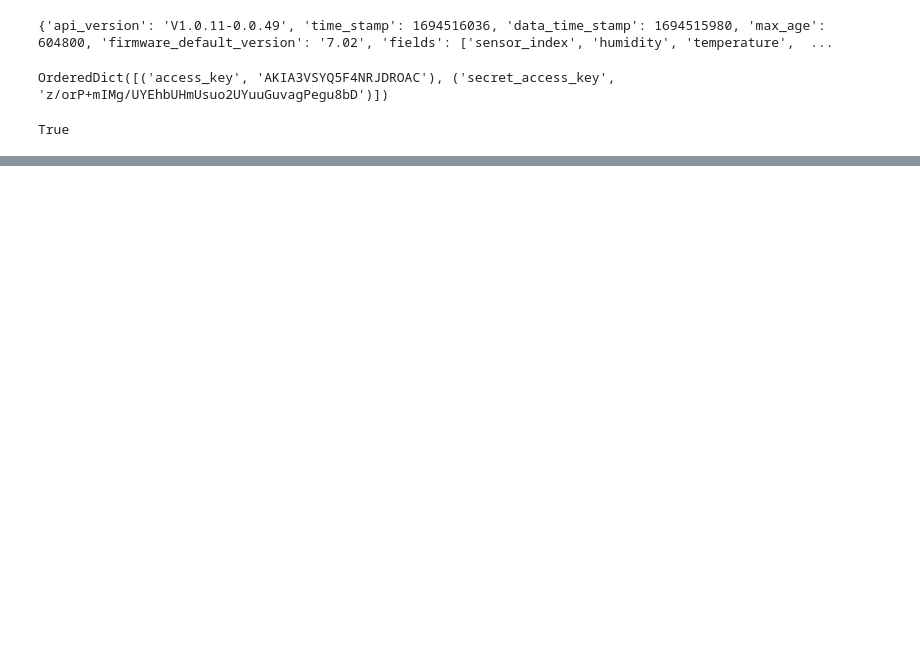
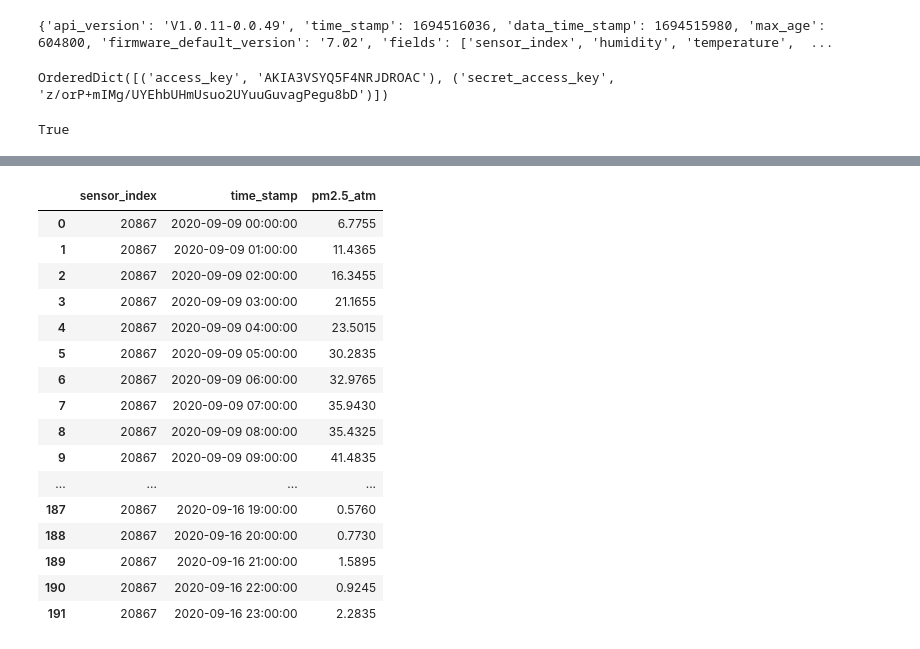
Before and after one commit to acgallagher/SF-Air-Quality, a Jupyter notebook: exploration.ipynb, the cells around one changed output, grey strips where cells are left out. Cells and saved outputs as stored; diff of their text form; code cells hidden in the pictures; blank space fills up the shorter version.

```diff
--- a/exploration.ipynb
+++ b/exploration.ipynb
@@ -127,0 +243,25 @@ True
+# %%
+import pandas as pd
+pd.set_option('display.max_rows', None)
+
+df = pd.read_csv("data/orange_day_data_testing_9_16.csv")
+df = df.sort_values('time_stamp')
+df
+# %% [output]
+|  | sensor_index | time_stamp | pm2.5_atm |
+| 0 | 20867 | 2020-09-09 00:00:00 | 6.7755 |
+| 1 | 20867 | 2020-09-09 01:00:00 | 11.4365 |
+| 2 | 20867 | 2020-09-09 02:00:00 | 16.3455 |
+| 3 | 20867 | 2020-09-09 03:00:00 | 21.1655 |
+| 4 | 20867 | 2020-09-09 04:00:00 | 23.5015 |
+| 5 | 20867 | 2020-09-09 05:00:00 | 30.2835 |
+| 6 | 20867 | 2020-09-09 06:00:00 | 32.9765 |
+| 7 | 20867 | 2020-09-09 07:00:00 | 35.9430 |
+| 8 | 20867 | 2020-09-09 08:00:00 | 35.4325 |
+| 9 | 20867 | 2020-09-09 09:00:00 | 41.4835 |
+| ... | ... | ... | ... |
+| 187 | 20867 | 2020-09-16 19:00:00 | 0.5760 |
+| 188 | 20867 | 2020-09-16 20:00:00 | 0.7730 |
+| 189 | 20867 | 2020-09-16 21:00:00 | 1.5895 |
+| 190 | 20867 | 2020-09-16 22:00:00 | 0.9245 |
+| 191 | 20867 | 2020-09-16 23:00:00 | 2.2835 |
```
Also changed, not shown: parts of 4 cells of this notebook, 16 other files.
